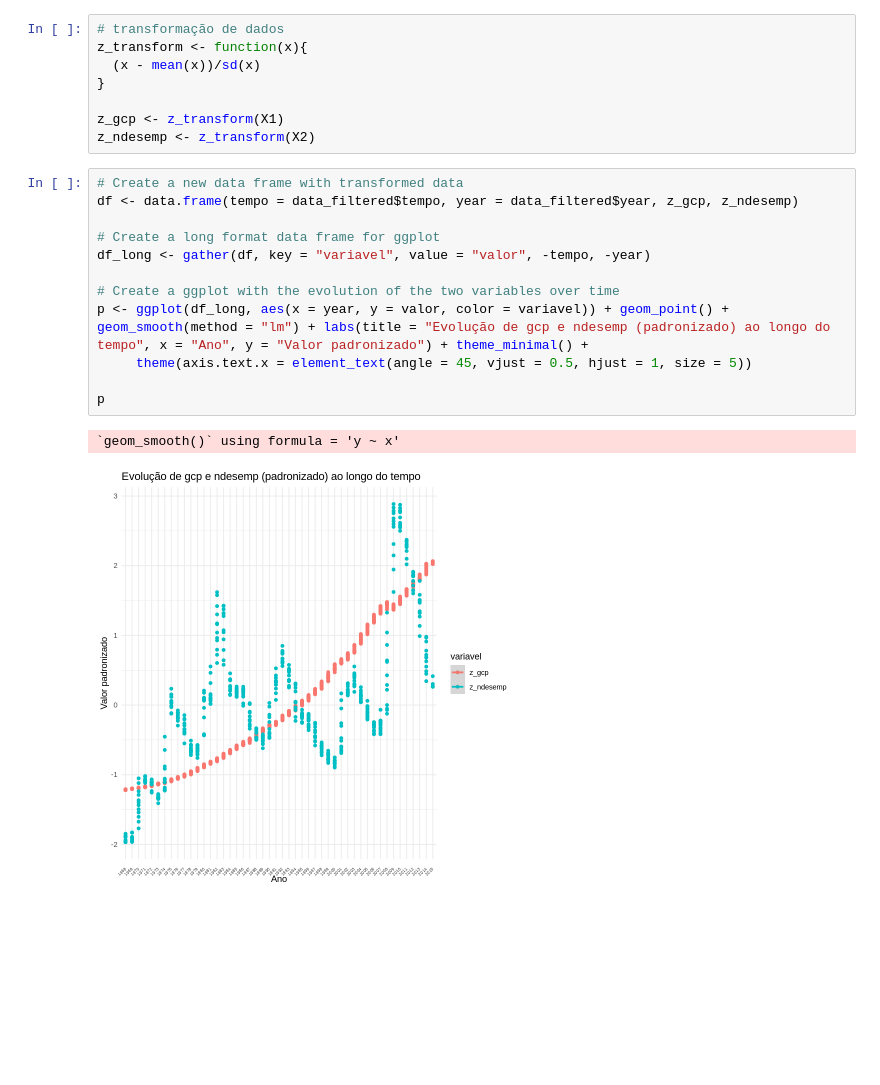
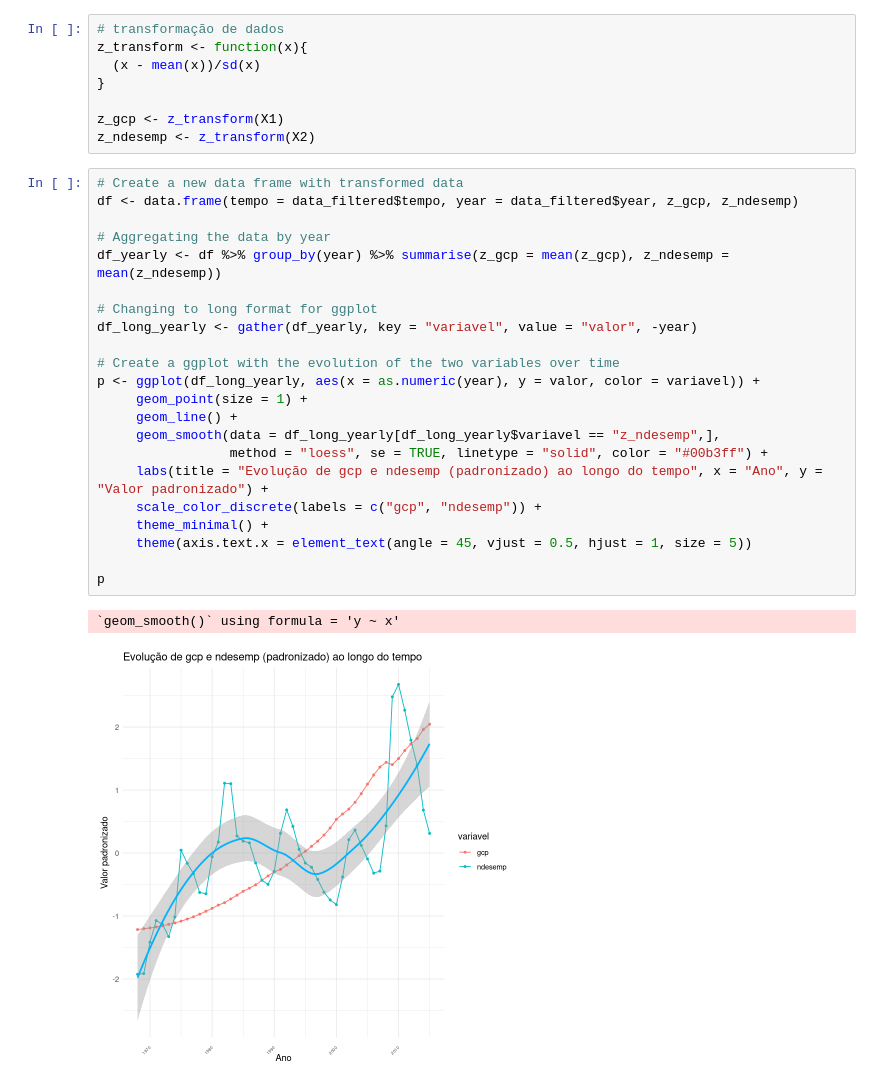
Before and after one commit to yassirscreed/PE_22-23, a Jupyter notebook: Ex01/ex01.ipynb, the cells around one changed output. Drawn from its saved outputs; the diff is of its cells as text; blank space fills up the shorter version.

```diff
--- a/Ex01/ex01.ipynb
+++ b/Ex01/ex01.ipynb
@@ -31,15 +31,25 @@ z_ndesemp <- z_transform(X2)
 # %%
 # Create a new data frame with transformed data
 df <- data.frame(tempo = data_filtered$tempo, year = data_filtered$year, z_gcp, z_ndesemp)
 
-# Create a long format data frame for ggplot
-df_long <- gather(df, key = "variavel", value = "valor", -tempo, -year)
+# Aggregating the data by year
+df_yearly <- df %>% group_by(year) %>% summarise(z_gcp = mean(z_gcp), z_ndesemp = mean(z_ndesemp))
+
+# Changing to long format for ggplot
+df_long_yearly <- gather(df_yearly, key = "variavel", value = "valor", -year)
 
 # Create a ggplot with the evolution of the two variables over time
-p <- ggplot(df_long, aes(x = year, y = valor, color = variavel)) + geom_point() + geom_smooth(method = "lm") + labs(title = "Evolução de gcp e ndesemp (padronizado) ao longo do tempo", x = "Ano", y = "Valor padronizado") + theme_minimal() +
+p <- ggplot(df_long_yearly, aes(x = as.numeric(year), y = valor, color = variavel)) +
+     geom_point(size = 1) +
+     geom_line() +
+     geom_smooth(data = df_long_yearly[df_long_yearly$variavel == "z_ndesemp",],
+                 method = "loess", se = TRUE, linetype = "solid", color = "#00b3ff") +
+     labs(title = "Evolução de gcp e ndesemp (padronizado) ao longo do tempo", x = "Ano", y = "Valor padronizado") +
+     scale_color_discrete(labels = c("gcp", "ndesemp")) +
+     theme_minimal() +
      theme(axis.text.x = element_text(angle = 45, vjust = 0.5, hjust = 1, size = 5))
 
 p
 # %% [output]
 `geom_smooth()` using formula = 'y ~ x'
-[figure, old version]
+[figure, new version]
```
